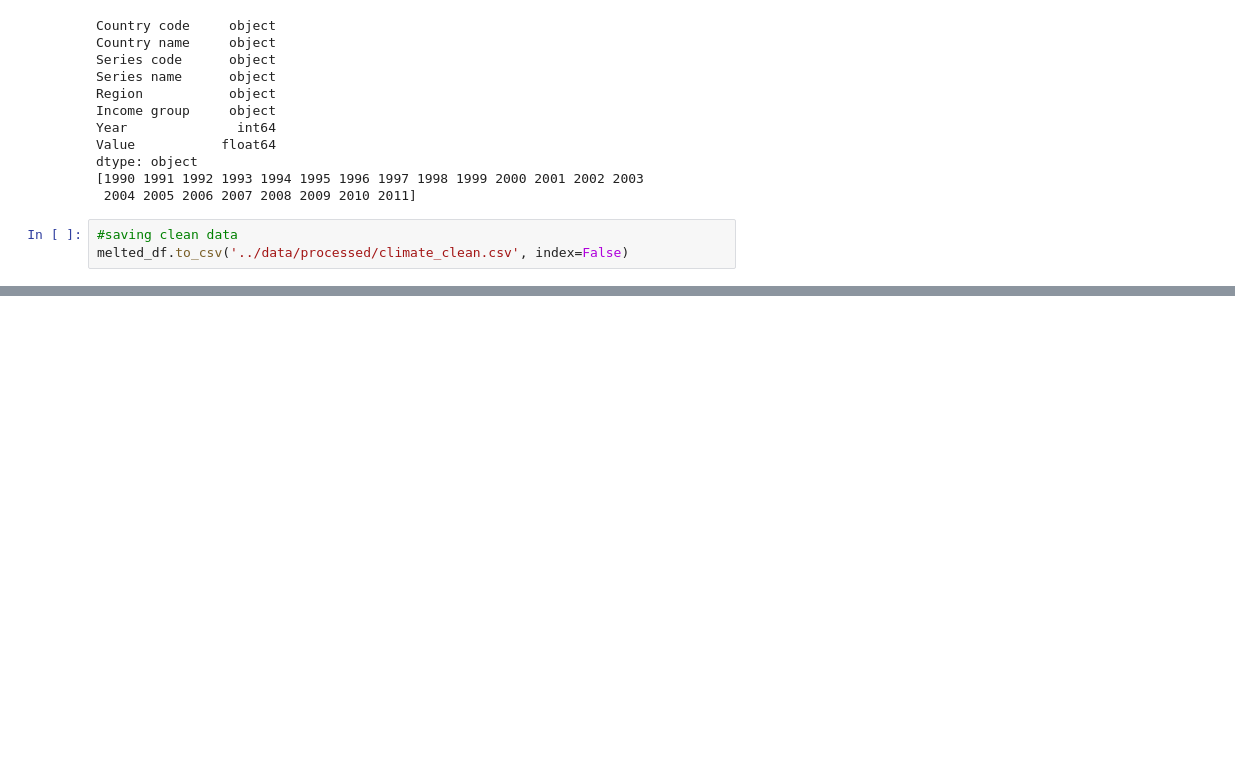
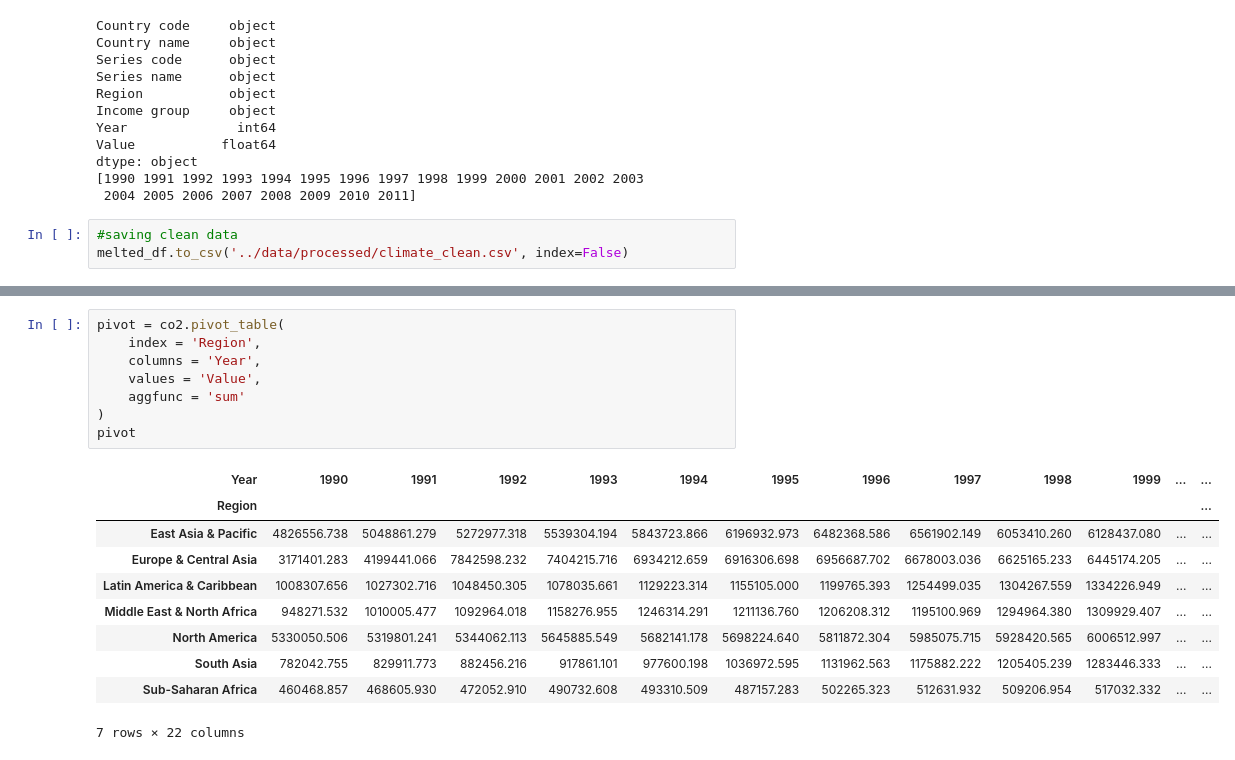
Before and after one commit to gaurab-pradhan/01-climate-analysis, a Jupyter notebook: notebooks/01_eda.ipynb, the cells around one changed output, grey strips where cells are left out. Saved outputs shown, nothing was run; the diff lists cells and outputs as text; blank space fills up the shorter version.

```diff
--- a/notebooks/01_eda.ipynb
+++ b/notebooks/01_eda.ipynb
@@ -175,0 +207,19 @@ melted_df.to_csv('../data/processed/climate_clean.csv', index=False)
+# %%
+pivot = co2.pivot_table(
+    index = 'Region',
+    columns = 'Year',
+    values = 'Value',
+    aggfunc = 'sum'
+)
+pivot
+# %% [output]
+| Year | 1990 | 1991 | 1992 | 1993 | 1994 | 1995 | 1996 | 1997 | 1998 | 1999 | ... | ... |
+| Region |  |  |  |  |  |  |  |  |  |  |  | ... |
+| East Asia & Pacific | 4826556.738 | 5048861.279 | 5272977.318 | 5539304.194 | 5843723.866 | 6196932.973 | 6482368.586 | 6561902.149 | 6053410.260 | 6128437.080 | ... | ... |
+| Europe & Central Asia | 3171401.283 | 4199441.066 | 7842598.232 | 7404215.716 | 6934212.659 | 6916306.698 | 6956687.702 | 6678003.036 | 6625165.233 | 6445174.205 | ... | ... |
+| Latin America & Caribbean | 1008307.656 | 1027302.716 | 1048450.305 | 1078035.661 | 1129223.314 | 1155105.000 | 1199765.393 | 1254499.035 | 1304267.559 | 1334226.949 | ... | ... |
+| Middle East & North Africa | 948271.532 | 1010005.477 | 1092964.018 | 1158276.955 | 1246314.291 | 1211136.760 | 1206208.312 | 1195100.969 | 1294964.380 | 1309929.407 | ... | ... |
+| North America | 5330050.506 | 5319801.241 | 5344062.113 | 5645885.549 | 5682141.178 | 5698224.640 | 5811872.304 | 5985075.715 | 5928420.565 | 6006512.997 | ... | ... |
+| South Asia | 782042.755 | 829911.773 | 882456.216 | 917861.101 | 977600.198 | 1036972.595 | 1131962.563 | 1175882.222 | 1205405.239 | 1283446.333 | ... | ... |
+| Sub-Saharan Africa | 460468.857 | 468605.930 | 472052.910 | 490732.608 | 493310.509 | 487157.283 | 502265.323 | 512631.932 | 509206.954 | 517032.332 | ... | ... |
+7 rows × 22 columns
```
Also changed, not shown: parts of 5 cells of this notebook, 3 other files.
